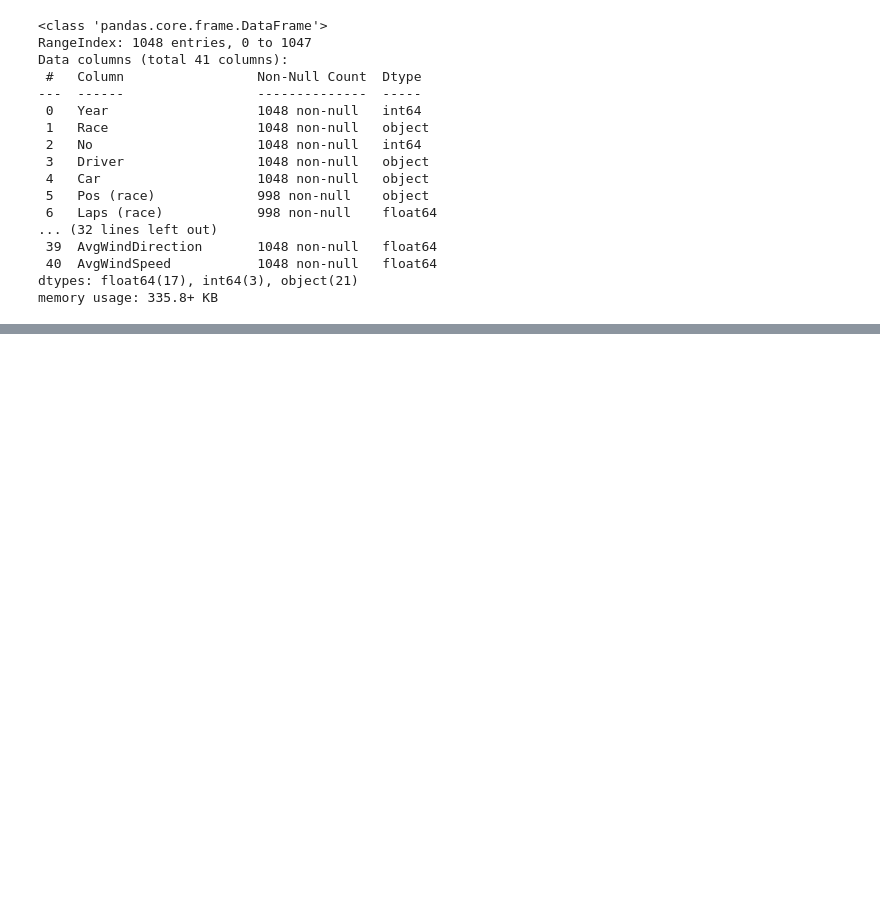
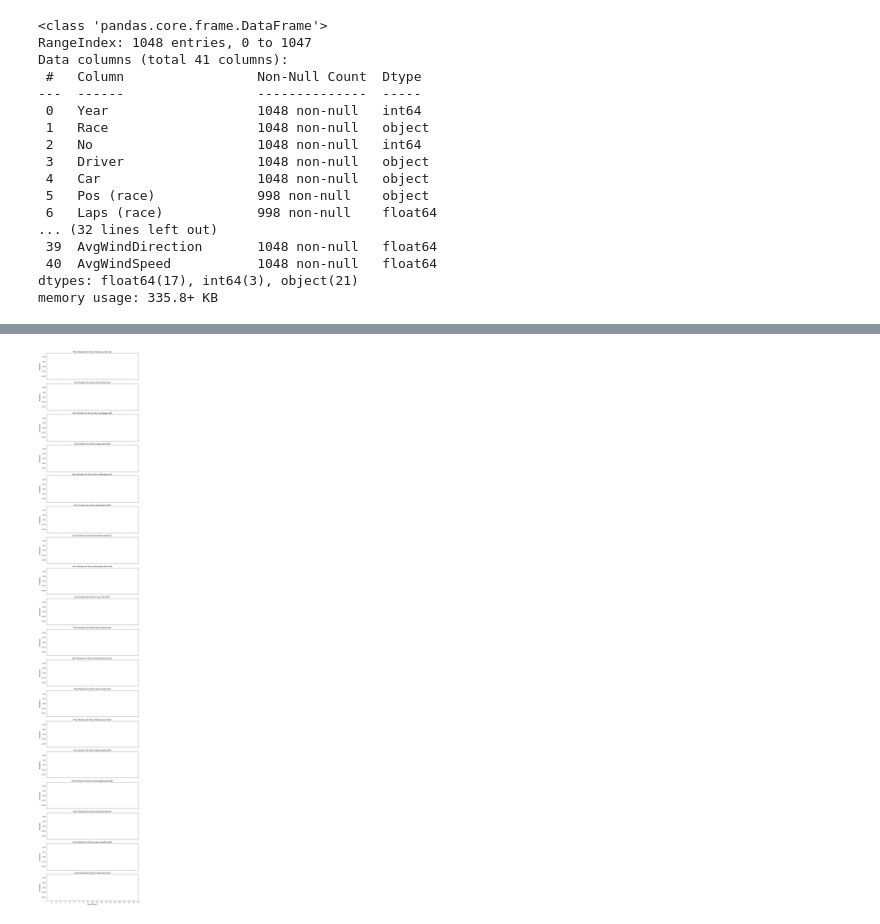
Before and after one commit to andrzejjnk/bayesian_f1, a Jupyter notebook: f1_project.ipynb, the cells around one changed output, grey strips where cells are left out. Cells and saved outputs as stored; diff of their text form; code cells hidden in the pictures; blank space fills up the shorter version.

```diff
--- a/f1_project.ipynb
+++ b/f1_project.ipynb
@@ -286,0 +450,12 @@ memory usage: 266.6+ KB
+# %%
+# Kompilacja modelu
+model = CmdStanModel(stan_file='stan/model1.stan')
+
+# Dopasowanie modelu do danych
+qualifying_positions = df['Pos (qualifying)'].values
+R = 866
+fit = model.sample(data=data_dict, iter_warmup=1000, iter_sampling=R, fixed_param=True, chains=1, seed=20052024)
+# fit = model.sample(data={'N': R, 'qualifying_positions': qualifying_positions,}, iter_warmup=1000, iter_sampling=R, fixed_param=True, chains=1, seed=20052024)
+
+# Wyciągnięcie wygenerowanych danych z priorów
+# prior_y_rep = fit.stan_variable('race_position')
@@ -286,0 +468,4 @@ memory usage: 266.6+ KB
+# %%
+# Wyciągnięcie wygenerowanych danych z priorów
+prior_y_rep = fit.stan_variable('race_position')
+prior_y_rep
@@ -286,0 +501,30 @@ memory usage: 266.6+ KB
+# %%
+# Pobieramy unikalnych kierowców
+drivers = df['Name'].unique()
+# Inicjalizacja subplots
+fig, axes = plt.subplots(len(drivers), 1, figsize=(10, len(drivers) * 3), sharex=True)
+
+# Jeżeli mamy tylko jednego kierowcę, osie będą jednowymiarowe, więc musimy je dostosować
+if len(drivers) == 1:
+    axes = [axes]
+
+# Iterujemy przez każdego kierowcę i tworzymy histogram
+for i, driver in enumerate(drivers):
+    # Indeksowanie danych dla danego kierowcy
+    driver_indices = df[df['Name'] == driver].index
+    driver_y_prior = prior_y_rep[:, i]
+
+    # Spłaszczamy dane do jednowymiarowej tablicy
+    driver_y_prior_flat = driver_y_prior.flatten()
+
+    # Tworzymy histogram za pomocą seaborn z normalizacją do prawdopodobieństwa
+    sns.histplot(driver_y_prior_flat, bins=np.arange(1, 22) - 0.5, edgecolor='black', alpha=0.7, ax=axes[i], stat='probability')
+    axes[i].set_title(f'Prior Positions for Driver {driver}')
+    axes[i].set_ylabel('Probability')
+    axes[i].set_xticks(range(1, 21))
+
+axes[-1].set_xlabel('Race Position')
+plt.tight_layout()
+plt.show()
+# %% [output]
+[figure, added]
```
Also changed, not shown: parts of 21 cells of this notebook, 8 other files.
